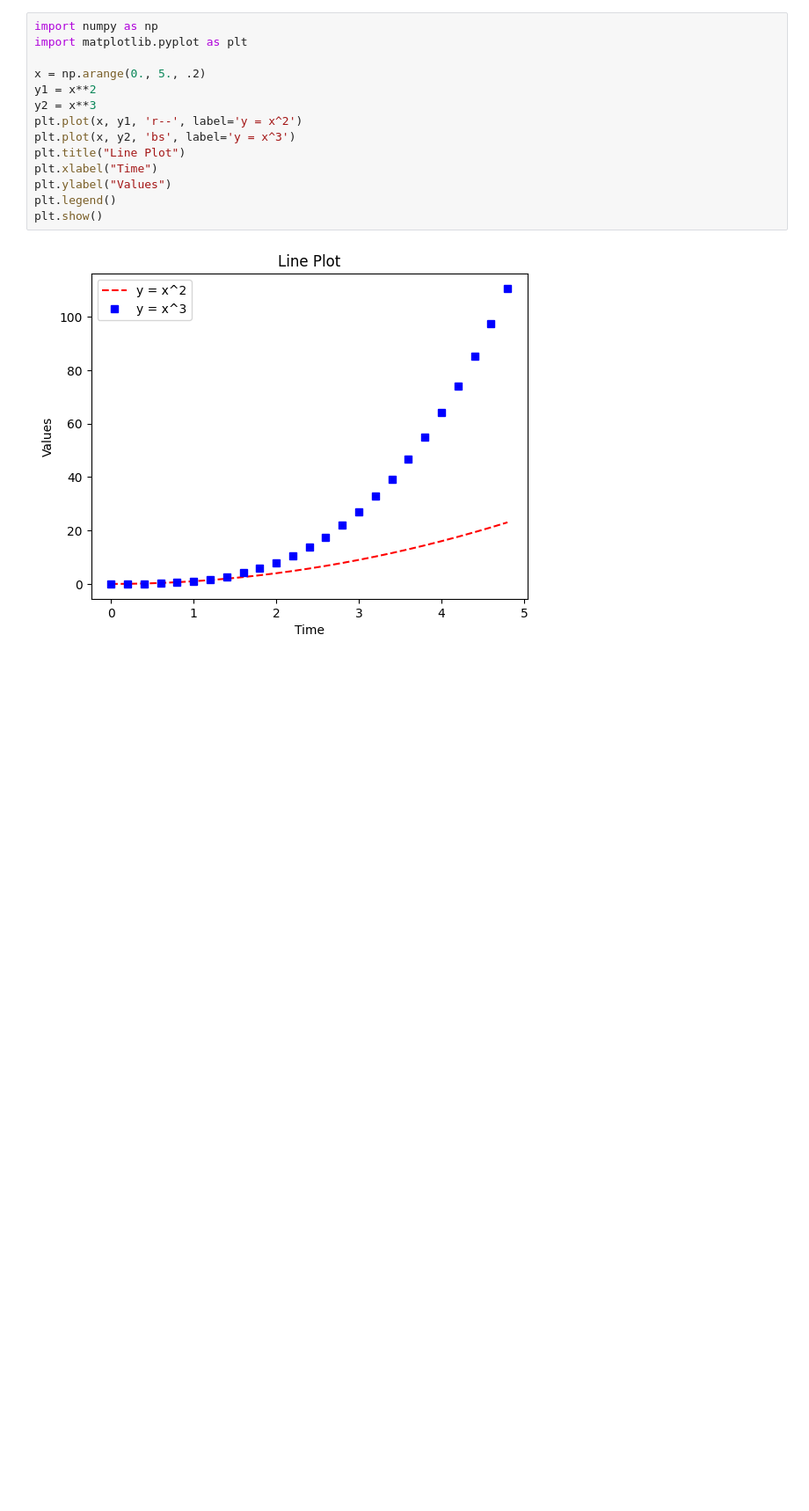
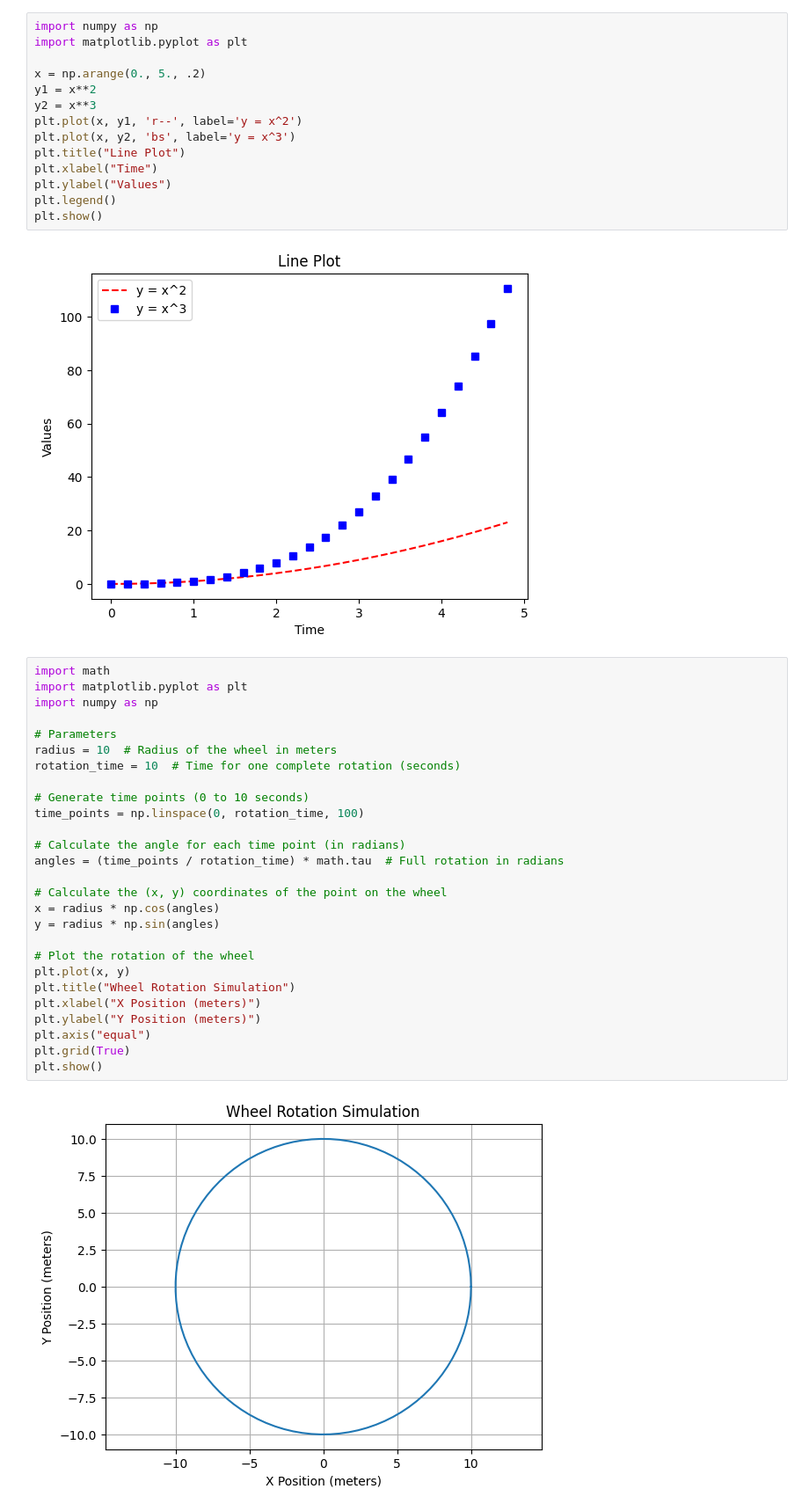
Before and after one commit to yasirbhutta/yasirbhutta.github.io, a Jupyter notebook: python/testing-code.ipynb, the cells around one changed output. Shown at 88% size. Cells and saved outputs as stored; diff of their text form; blank space fills up the shorter version.

```diff
--- a/python/testing-code.ipynb
+++ b/python/testing-code.ipynb
@@ -166,3 +166,32 @@ plt.legend()
 plt.show()
 # %% [output]
 [figure]
+# %%
+import math
+import matplotlib.pyplot as plt
+import numpy as np
+
+# Parameters
+radius = 10  # Radius of the wheel in meters
+rotation_time = 10  # Time for one complete rotation (seconds)
+
+# Generate time points (0 to 10 seconds)
+time_points = np.linspace(0, rotation_time, 100)
+
+# Calculate the angle for each time point (in radians)
+angles = (time_points / rotation_time) * math.tau  # Full rotation in radians
+
+# Calculate the (x, y) coordinates of the point on the wheel
+x = radius * np.cos(angles)
+y = radius * np.sin(angles)
+
+# Plot the rotation of the wheel
+plt.plot(x, y)
+plt.title("Wheel Rotation Simulation")
+plt.xlabel("X Position (meters)")
+plt.ylabel("Y Position (meters)")
+plt.axis("equal")
+plt.grid(True)
+plt.show()
+# %% [output]
+[figure, added]
```
Also changed, not shown: 10 other files.
